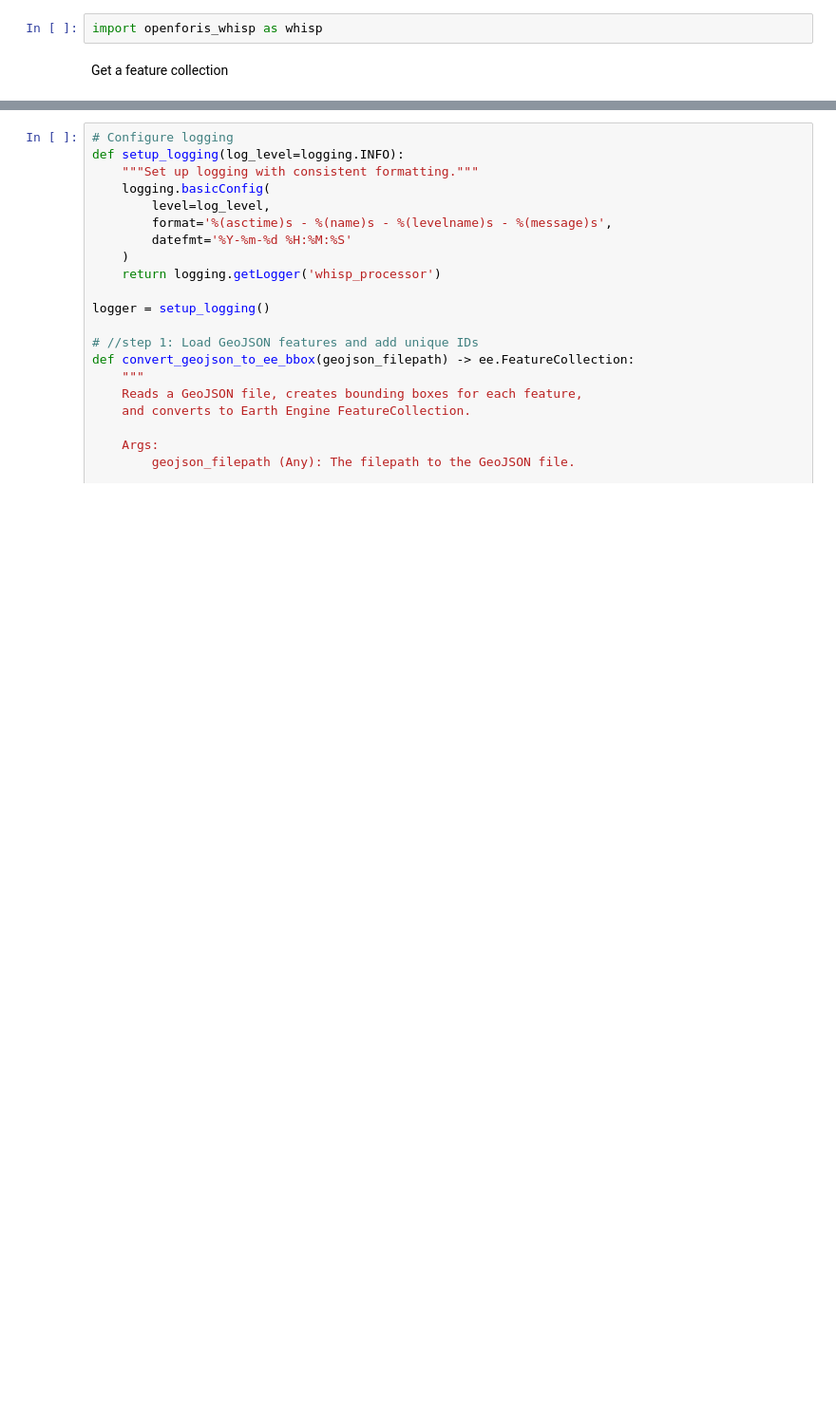
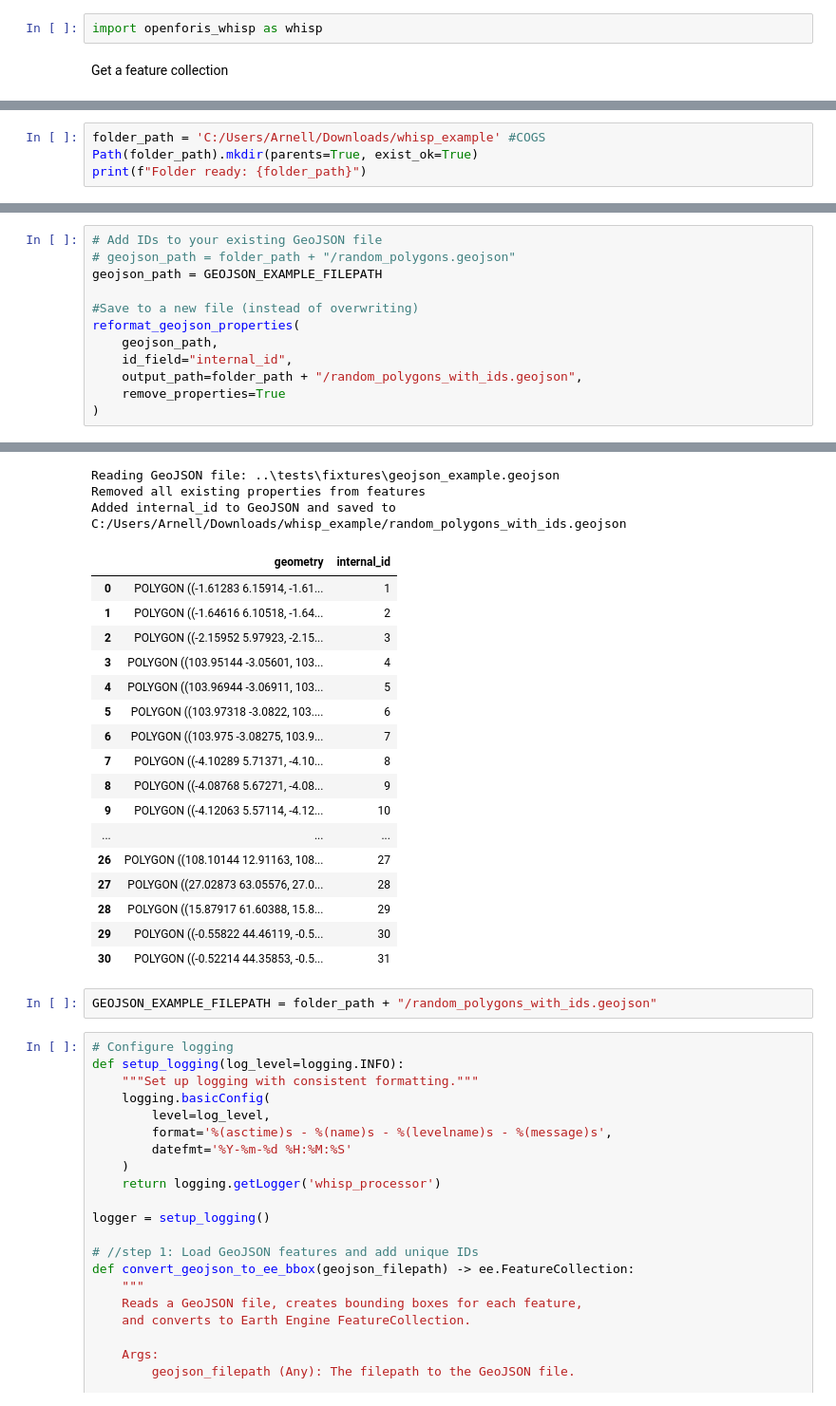
Before and after one commit to forestdatapartnership/whisp, a Jupyter notebook: notebooks/client_side_whisp_geojson_to_csv copy.ipynb, the cells around one changed output, grey strips where cells are left out. Shown at 95% size. Cells and saved outputs as stored; diff of their text form; blank space fills up the shorter version.

```diff
--- a/notebooks/client_side_whisp_geojson_to_csv copy.ipynb
+++ b/notebooks/client_side_whisp_geojson_to_csv copy.ipynb
@@ -22,0 +27,4 @@ Get a feature collection
+# %%
+folder_path = 'C:/Users/Arnell/Downloads/whisp_example' #COGS
+Path(folder_path).mkdir(parents=True, exist_ok=True)
+print(f"Folder ready: {folder_path}")
@@ -35,0 +367,13 @@ from datetime import datetime
+# %%
+# Add IDs to your existing GeoJSON file
+# geojson_path = folder_path + "/random_polygons.geojson"
+geojson_path = GEOJSON_EXAMPLE_FILEPATH
+
+#Save to a new file (instead of overwriting)
+reformat_geojson_properties(
+    geojson_path,
+    id_field="internal_id",
+    output_path=folder_path + "/random_polygons_with_ids.geojson",
+    remove_properties=True
+)
+# %% [output]
@@ -36,3 +381,25 @@ from datetime import datetime
+Reading GeoJSON file: ..\tests\fixtures\geojson_example.geojson
+Removed all existing properties from features
+Added internal_id to GeoJSON and saved to C:/Users/Arnell/Downloads/whisp_example/random_polygons_with_ids.geojson
+|  | geometry | internal_id |
+| 0 | POLYGON ((-1.61283 6.15914, -1.61... | 1 |
+| 1 | POLYGON ((-1.64616 6.10518, -1.64... | 2 |
+| 2 | POLYGON ((-2.15952 5.97923, -2.15... | 3 |
+| 3 | POLYGON ((103.95144 -3.05601, 103... | 4 |
+| 4 | POLYGON ((103.96944 -3.06911, 103... | 5 |
+| 5 | POLYGON ((103.97318 -3.0822, 103.... | 6 |
+| 6 | POLYGON ((103.975 -3.08275, 103.9... | 7 |
+| 7 | POLYGON ((-4.10289 5.71371, -4.10... | 8 |
+| 8 | POLYGON ((-4.08768 5.67271, -4.08... | 9 |
+| 9 | POLYGON ((-4.12063 5.57114, -4.12... | 10 |
+| ... | ... | ... |
+| 26 | POLYGON ((108.10144 12.91163, 108... | 27 |
+| 27 | POLYGON ((27.02873 63.05576, 27.0... | 28 |
+| 28 | POLYGON ((15.87917 61.60388, 15.8... | 29 |
+| 29 | POLYGON ((-0.55822 44.46119, -0.5... | 30 |
+| 30 | POLYGON ((-0.52214 44.35853, -0.5... | 31 |
+# %%
+GEOJSON_EXAMPLE_FILEPATH = folder_path + "/random_polygons_with_ids.geojson"
 # %%
 # Configure logging
 def setup_logging(log_level=logging.INFO):
```
Also changed, not shown: parts of 99 cells of this notebook, 4 other files.
